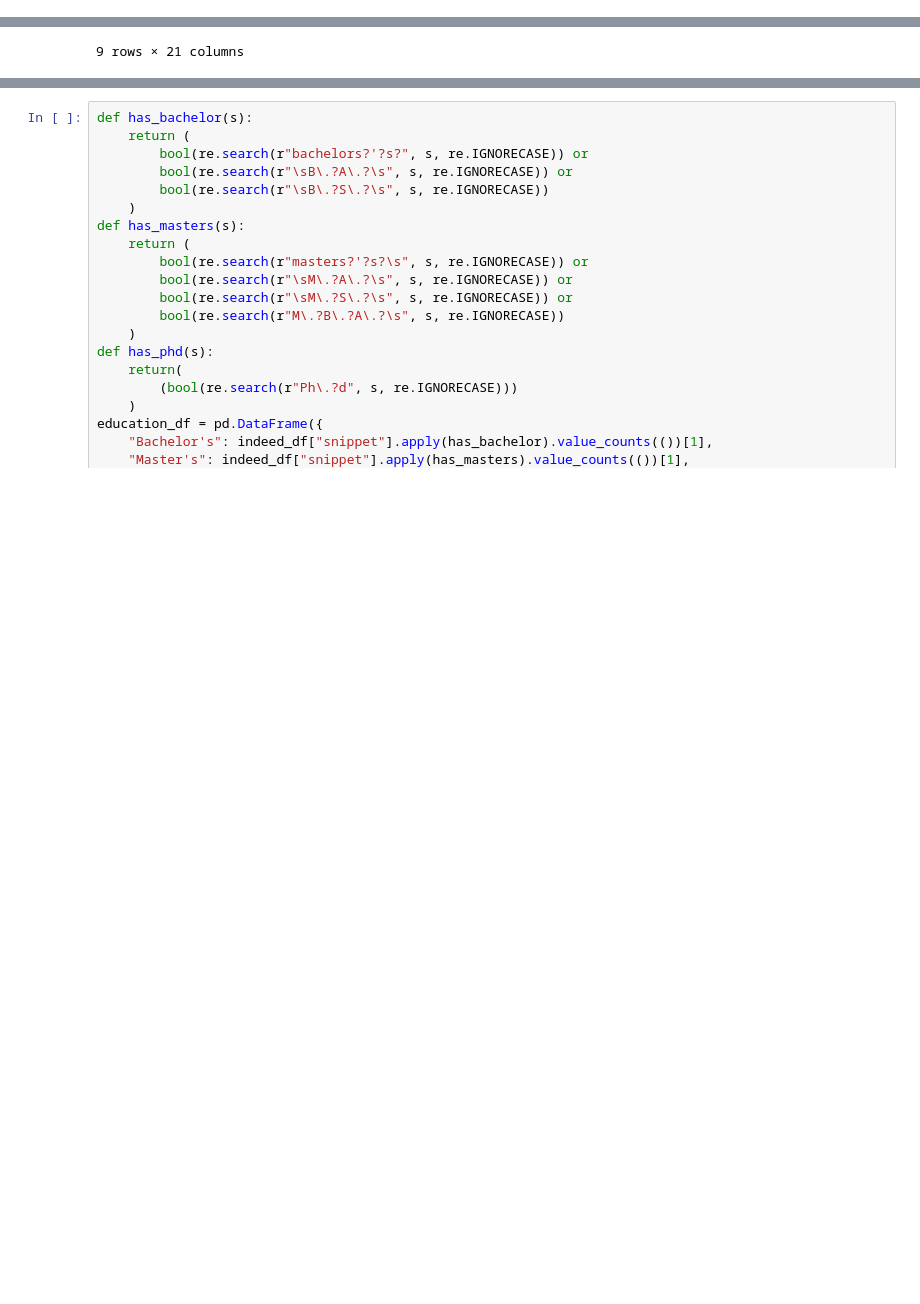
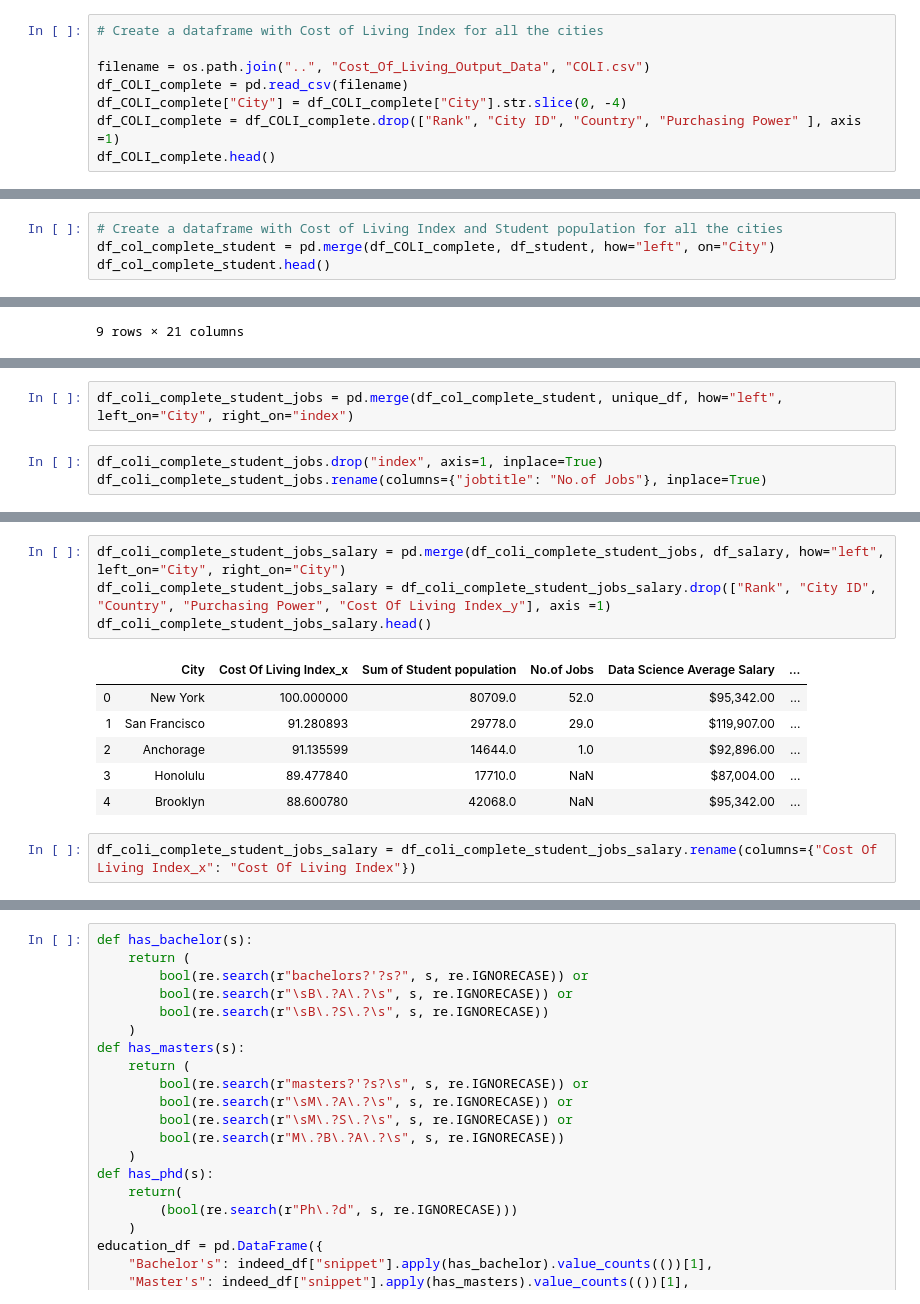
Before and after one commit to look4parul/Project1_PPDR-Consultants, a Jupyter notebook: JobMarketAnalysis/indeed_data_analysis.ipynb, the cells around one changed output, grey strips where cells are left out. Cells and saved outputs as stored; diff of their text form; blank space fills up the shorter version.

Commit message:
Updating code to get average salaries and other values for complete list of cities

```diff
--- a/JobMarketAnalysis/indeed_data_analysis.ipynb
+++ b/JobMarketAnalysis/indeed_data_analysis.ipynb
@@ -53 +53,9 @@ Falls Church    1
 Name: index, Length: 342, dtype: int64
+# %%
+# Create a dataframe with Cost of Living Index for all the cities
+
+filename = os.path.join("..", "Cost_Of_Living_Output_Data", "COLI.csv")
+df_COLI_complete = pd.read_csv(filename)
+df_COLI_complete["City"] = df_COLI_complete["City"].str.slice(0, -4)
+df_COLI_complete = df_COLI_complete.drop(["Rank", "City ID", "Country", "Purchasing Power" ], axis =1)
+df_COLI_complete.head()
@@ -75,3 +105,7 @@ df_student.head()
 | 2 | Houston | 79282.0 |
 | 3 | Los Angeles | 72573.0 |
 | 4 | Athens | 72216.0 |
+# %%
+# Create a dataframe with Cost of Living Index and Student population for all the cities
+df_col_complete_student = pd.merge(df_COLI_complete, df_student, how="left", on="City")
+df_col_complete_student.head()
@@ -170,0 +244,5 @@ df_col_student_jobs_salary_final
+# %%
+df_coli_complete_student_jobs = pd.merge(df_col_complete_student, unique_df, how="left", left_on="City", right_on="index")
+# %%
+df_coli_complete_student_jobs.drop("index", axis=1, inplace=True)
+df_coli_complete_student_jobs.rename(columns={"jobtitle": "No.of Jobs"}, inplace=True)
@@ -170,0 +258,13 @@ df_col_student_jobs_salary_final
+# %%
+df_coli_complete_student_jobs_salary = pd.merge(df_coli_complete_student_jobs, df_salary, how="left", left_on="City", right_on="City")
+df_coli_complete_student_jobs_salary = df_coli_complete_student_jobs_salary.drop(["Rank", "City ID", "Country", "Purchasing Power", "Cost Of Living Index_y"], axis =1)
+df_coli_complete_student_jobs_salary.head()
+# %% [output]
+|  | City | Cost Of Living Index_x | Sum of Student population | No.of Jobs | Data Science Average Salary | ... |
+| 0 | New York | 100.000000 | 80709.0 | 52.0 | $95,342.00 | ... |
+| 1 | San Francisco | 91.280893 | 29778.0 | 29.0 | $119,907.00 | ... |
+| 2 | Anchorage | 91.135599 | 14644.0 | 1.0 | $92,896.00 | ... |
+| 3 | Honolulu | 89.477840 | 17710.0 | NaN | $87,004.00 | ... |
+| 4 | Brooklyn | 88.600780 | 42068.0 | NaN | $95,342.00 | ... |
+# %%
+df_coli_complete_student_jobs_salary = df_coli_complete_student_jobs_salary.rename(columns={"Cost Of Living Index_x": "Cost Of Living Index"})
```
Also changed, not shown: parts of 21 cells of this notebook.
